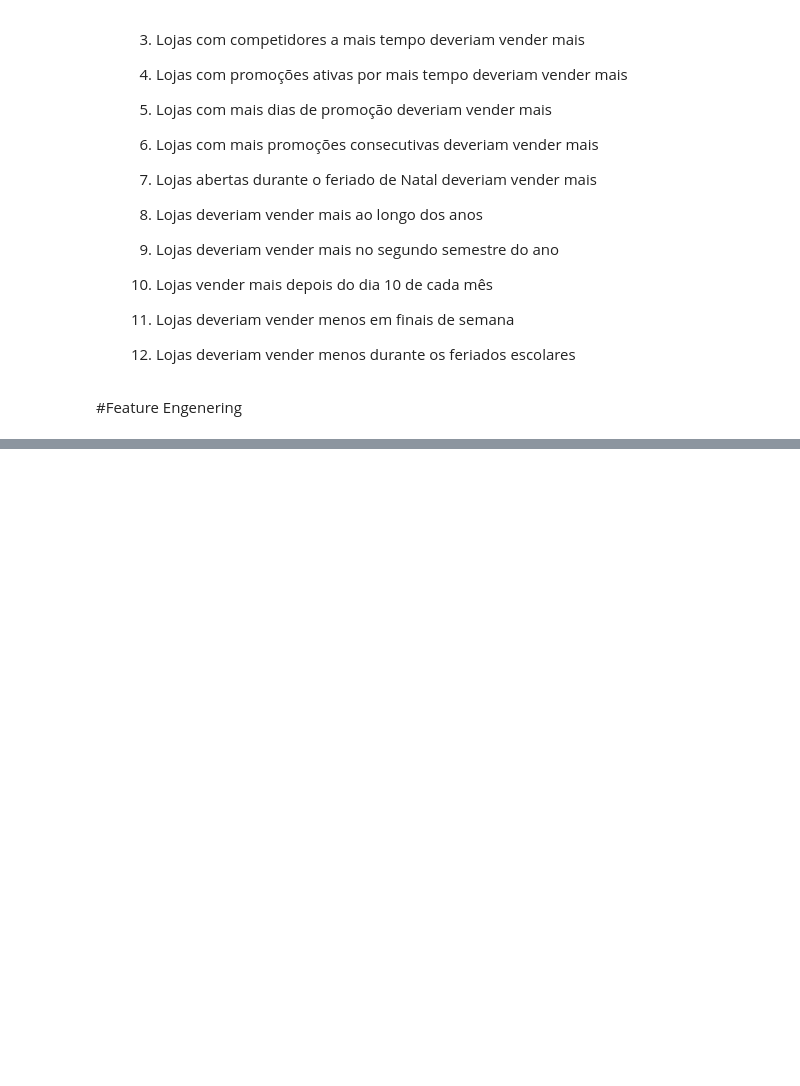
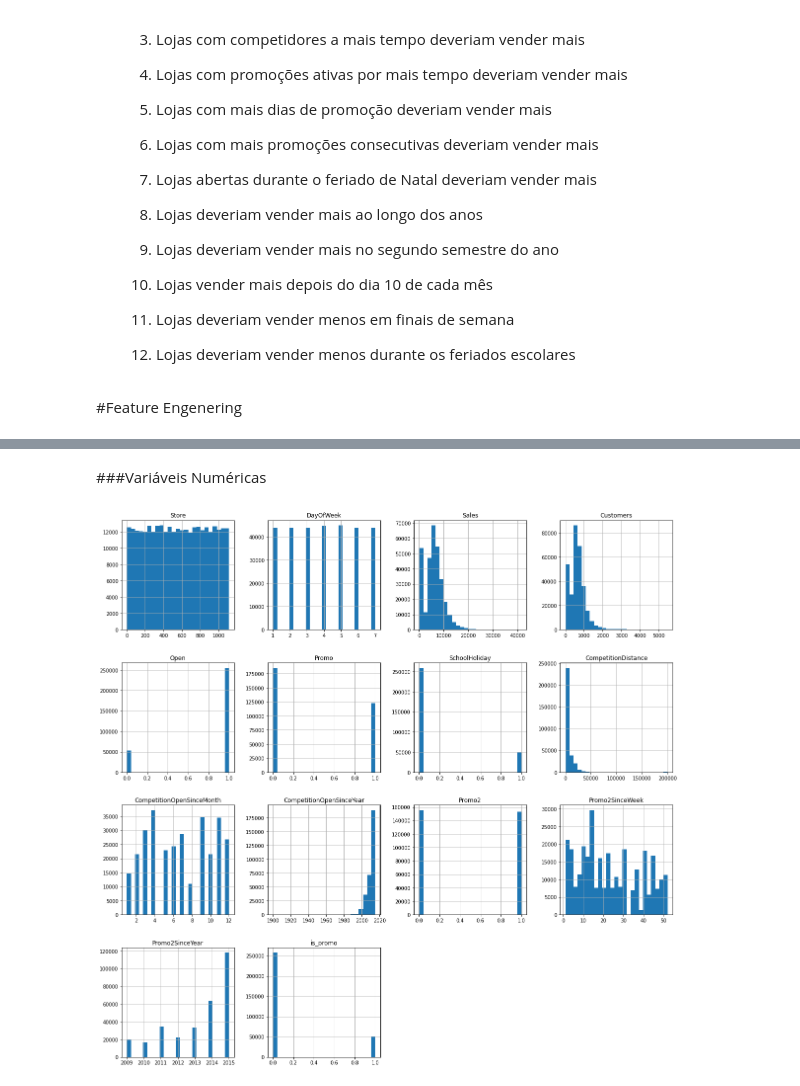
Before and after one commit to tuanymariiah/projeto_rossmam, a Jupyter notebook: Projeto_Rossmam.ipynb, the cells around one changed output, grey strips where cells are left out. Cells and saved outputs as stored; diff of their text form; code cells hidden in the pictures; blank space fills up the shorter version.

```diff
--- a/Projeto_Rossmam.ipynb
+++ b/Projeto_Rossmam.ipynb
@@ -279,0 +309,6 @@ df2['StateHoliday'] = df2['StateHoliday'].apply(lambda x: 'public_holiday' if x
+# %% [markdown]
+###Variáveis Numéricas
+# %%
+num_attributes.hist(bins=25,figsize=(20,20));
+# %% [output]
+[figure, added]
```
Also changed, not shown: parts of 31 cells of this notebook.
